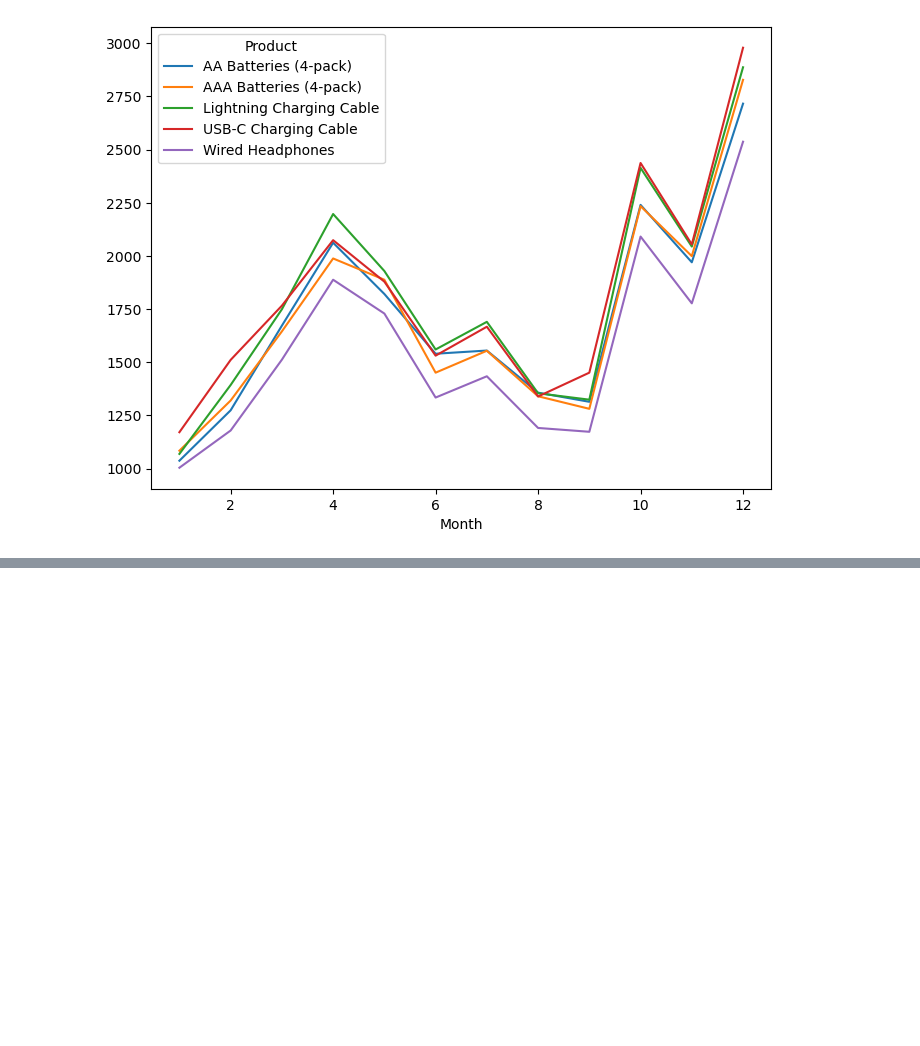
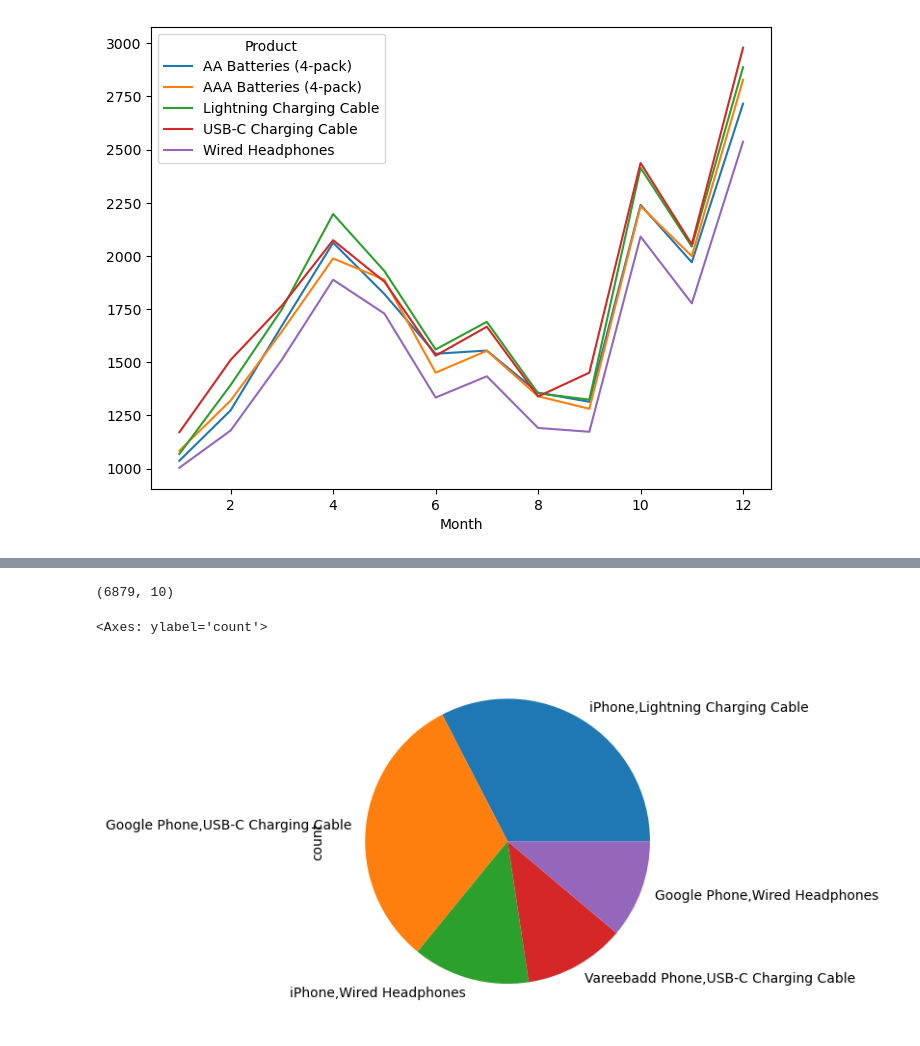
Before and after one commit to ewooten7/E-Commerce_Sales-Data-Analysis, a Jupyter notebook: My-E-Commerce-Data-Analysis.ipynb, the cells around one changed output, grey strips where cells are left out. Saved outputs shown, nothing was run; the diff lists cells and outputs as text; code cells hidden in the pictures; blank space fills up the shorter version.

```diff
--- a/My-E-Commerce-Data-Analysis.ipynb
+++ b/My-E-Commerce-Data-Analysis.ipynb
@@ -449,0 +476,2 @@ Observation Inference : Products have been sold more in Oct , Nov , Dec
+# %%
+df_duplicated = all_data[all_data['Order ID'].duplicated(keep=False)]
@@ -449,0 +494,4 @@ Observation Inference : Products have been sold more in Oct , Nov , Dec
+# %%
+dup_products = df_duplicated.groupby(['Order ID'])['Product'].apply(lambda x : ','.join(x)).reset_index().rename(columns={'Product':'grouped_products'})
+
+## for every Order-Id , collect all the products ..
@@ -449,0 +514,2 @@ Observation Inference : Products have been sold more in Oct , Nov , Dec
+# %%
+dup_products_df = df_duplicated.merge(dup_products , how='left' , on='Order ID') ## merge dataframes
@@ -449,0 +532,11 @@ Observation Inference : Products have been sold more in Oct , Nov , Dec
+# %%
+no_dup_df = dup_products_df.drop_duplicates(subset=['Order ID']) # lets drop out all duplicate Order ID
+# %%
+no_dup_df.shape
+# %% [output]
+(6879, 10)
+# %%
+no_dup_df['grouped_products'].value_counts()[0:5].plot.pie()
+# %% [output]
+<Axes: ylabel='count'>
+[figure, added]
```
Also changed, not shown: parts of 7 cells of this notebook.
